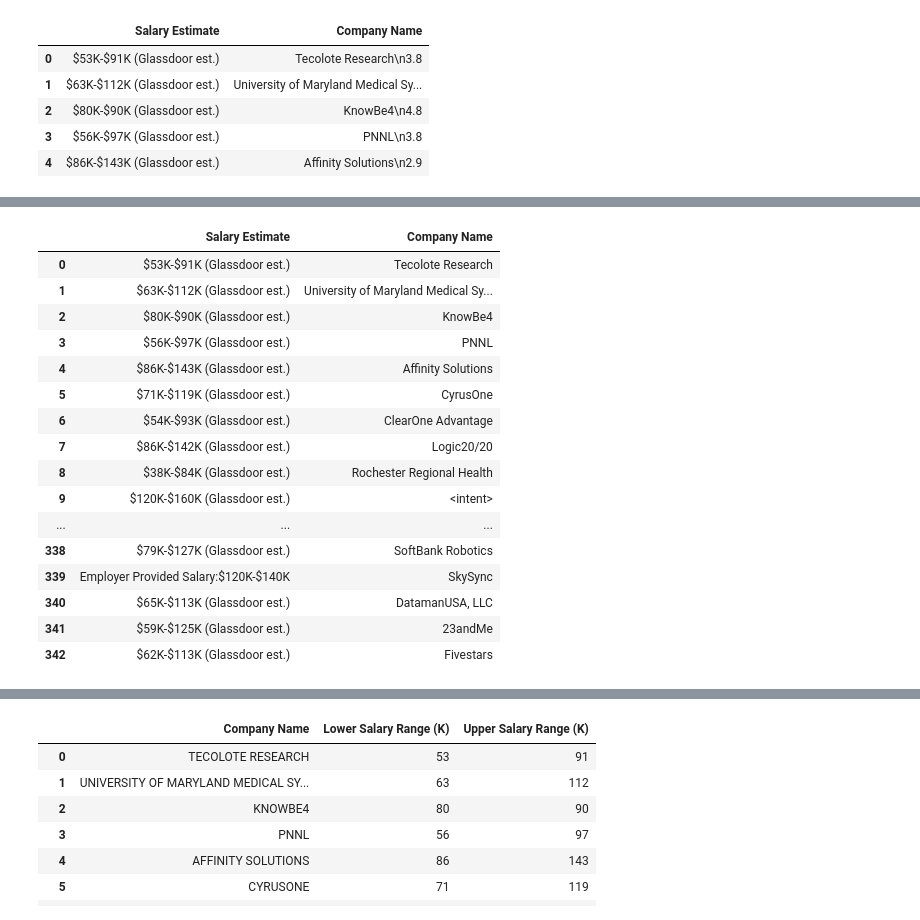
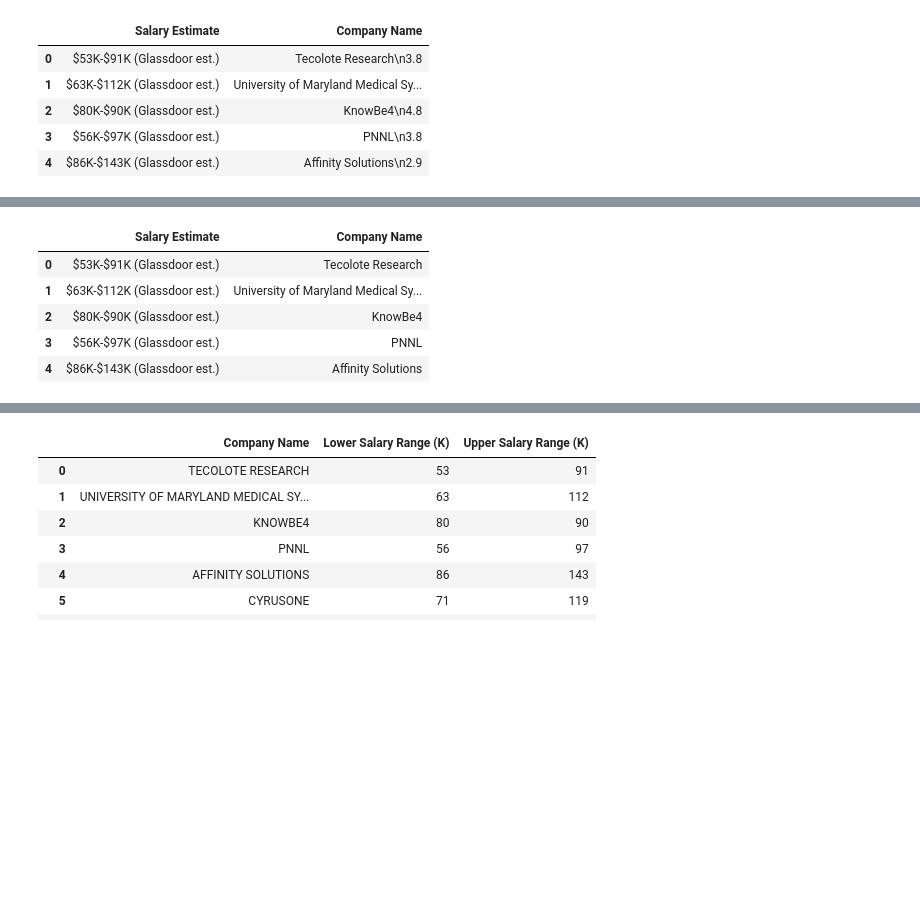
Before and after one commit to lcswsher/13_Project_2, a Jupyter notebook: Glassdoor_cleanup.ipynb, the cells around one changed output, grey strips where cells are left out. Cells and saved outputs as stored; diff of their text form; code cells hidden in the pictures; blank space fills up the shorter version.

```diff
--- a/Glassdoor_cleanup.ipynb
+++ b/Glassdoor_cleanup.ipynb
@@ -93,23 +53,12 @@ df
 df.drop(axis=1, columns=['Company Name', 1],inplace=True)
 # %%
 df.rename(columns={0:"Company Name"},inplace=True)
-df
+df.head()
 # %% [output]
 |  | Salary Estimate | Company Name |
 | 0 | $53K-$91K (Glassdoor est.) | Tecolote Research |
 | 1 | $63K-$112K (Glassdoor est.) | University of Maryland Medical Sy... |
 | 2 | $80K-$90K (Glassdoor est.) | KnowBe4 |
 | 3 | $56K-$97K (Glassdoor est.) | PNNL |
 | 4 | $86K-$143K (Glassdoor est.) | Affinity Solutions |
-| 5 | $71K-$119K (Glassdoor est.) | CyrusOne |
-| 6 | $54K-$93K (Glassdoor est.) | ClearOne Advantage |
-| 7 | $86K-$142K (Glassdoor est.) | Logic20/20 |
-| 8 | $38K-$84K (Glassdoor est.) | Rochester Regional Health |
-| 9 | $120K-$160K (Glassdoor est.) | <intent> |
-| ... | ... | ... |
-| 338 | $79K-$127K (Glassdoor est.) | SoftBank Robotics |
-| 339 | Employer Provided Salary:$120K-$140K | SkySync |
-| 340 | $65K-$113K (Glassdoor est.) | DatamanUSA, LLC |
-| 341 | $59K-$125K (Glassdoor est.) | 23andMe |
-| 342 | $62K-$113K (Glassdoor est.) | Fivestars |
 # %%
```
Also changed, not shown: parts of 7 cells of this notebook.
